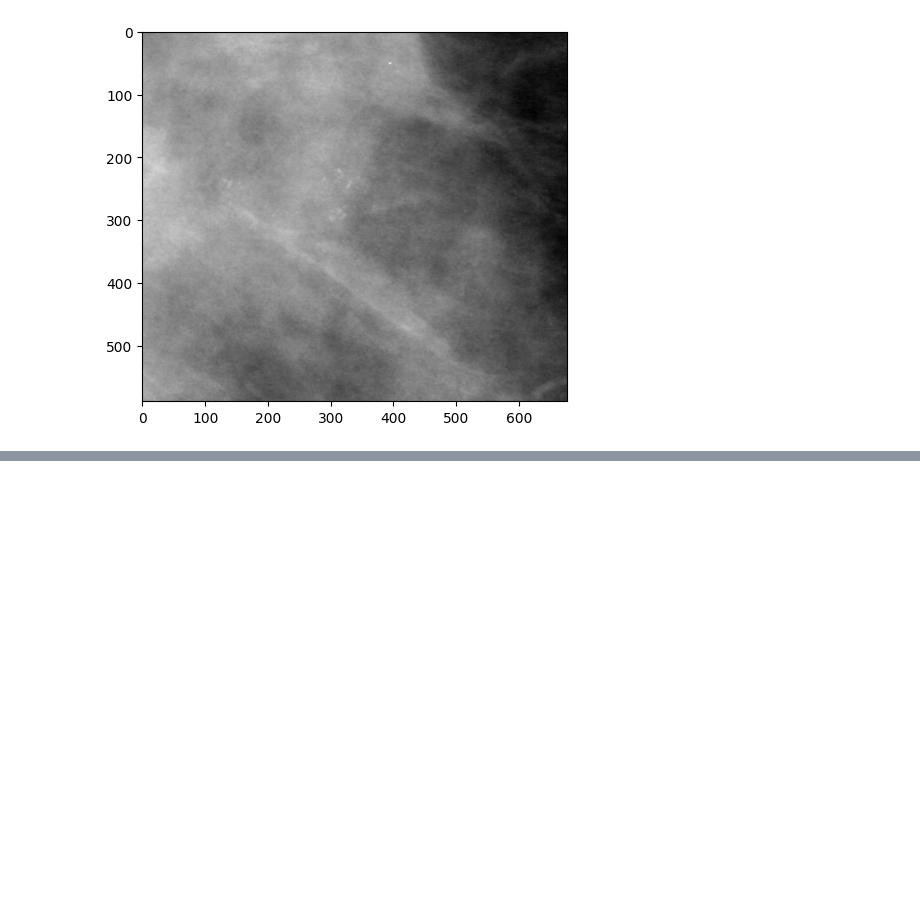
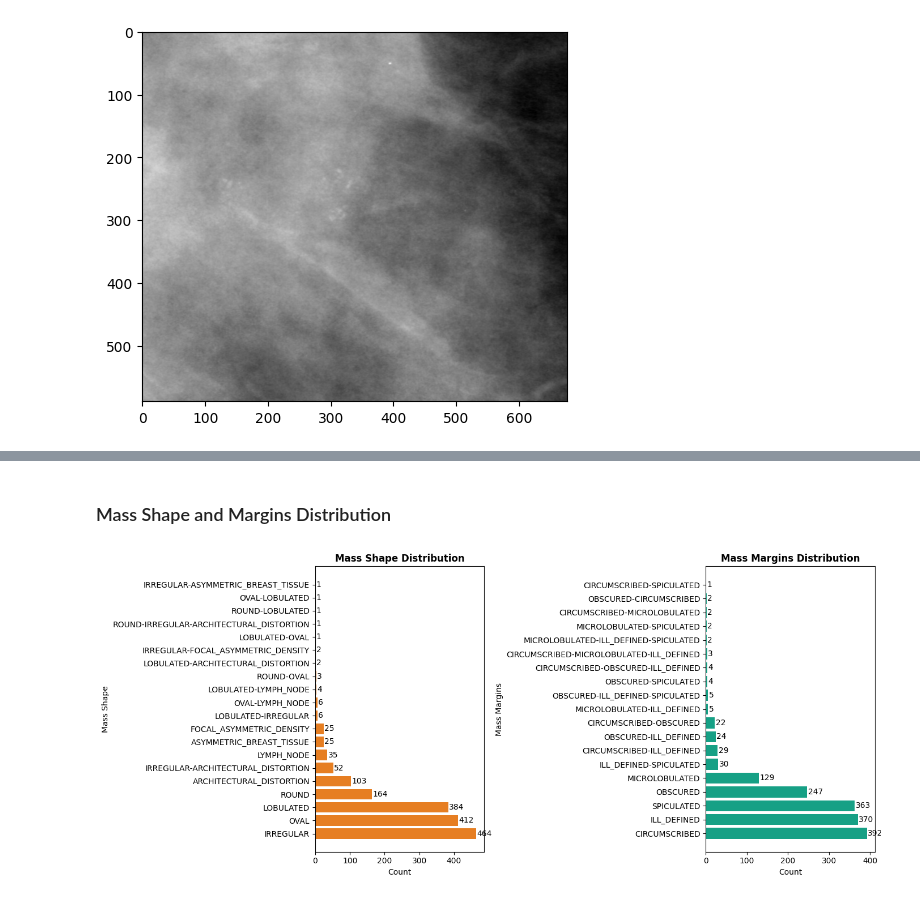
Before and after one commit to lextoumbourou/cm3070-final-project, a Jupyter notebook: notebooks/01-cbis-ddsm.ipynb, the cells around one changed output, grey strips where cells are left out. Cells and saved outputs as stored; diff of their text form; code cells hidden in the pictures; blank space fills up the shorter version.

```diff
--- a/notebooks/01-cbis-ddsm.ipynb
+++ b/notebooks/01-cbis-ddsm.ipynb
@@ -210,0 +331,27 @@ plt.imshow(Image.open(cropped_img_path), cmap="grey")
+# %% [markdown]
+### Mass Shape and Margins Distribution
+# %%
+fig, axes = plt.subplots(1, 2, figsize=(14, 6))
+
+# Mass shape
+mass_shape_counts = all_mass_df['mass shape'].value_counts()
+axes[0].barh(mass_shape_counts.index, mass_shape_counts.values, color='#e67e22')
+axes[0].set_title('Mass Shape Distribution', fontsize=12, fontweight='bold')
+axes[0].set_xlabel('Count')
+axes[0].set_ylabel('Mass Shape')
+for i, v in enumerate(mass_shape_counts.values):
+    axes[0].text(v + 2, i, str(v), va='center')
+
+# Mass margins
+mass_margins_counts = all_mass_df['mass margins'].value_counts()
+axes[1].barh(mass_margins_counts.index, mass_margins_counts.values, color='#16a085')
+axes[1].set_title('Mass Margins Distribution', fontsize=12, fontweight='bold')
+axes[1].set_xlabel('Count')
+axes[1].set_ylabel('Mass Margins')
+for i, v in enumerate(mass_margins_counts.values):
+    axes[1].text(v + 2, i, str(v), va='center')
+
+plt.tight_layout()
+plt.show()
+# %% [output]
+[figure, added]
```
Also changed, not shown: parts of 20 cells of this notebook, 2 other files.
